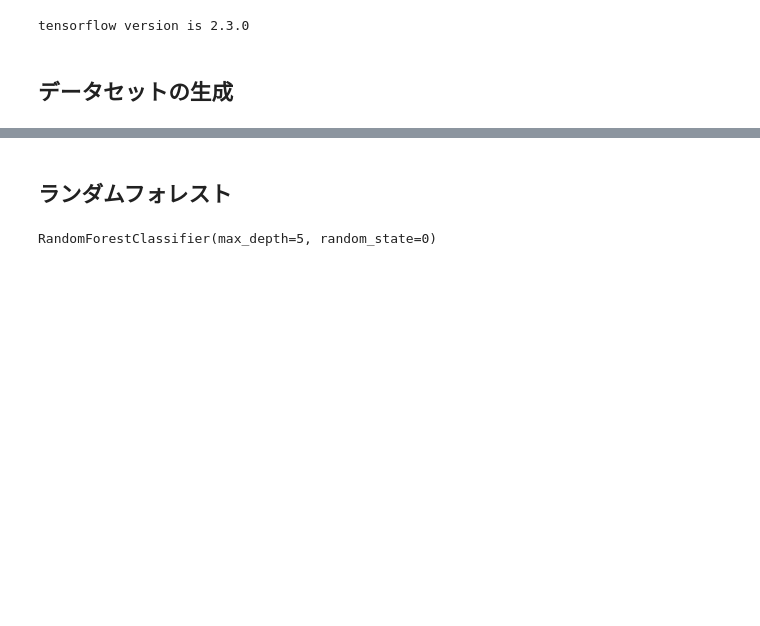
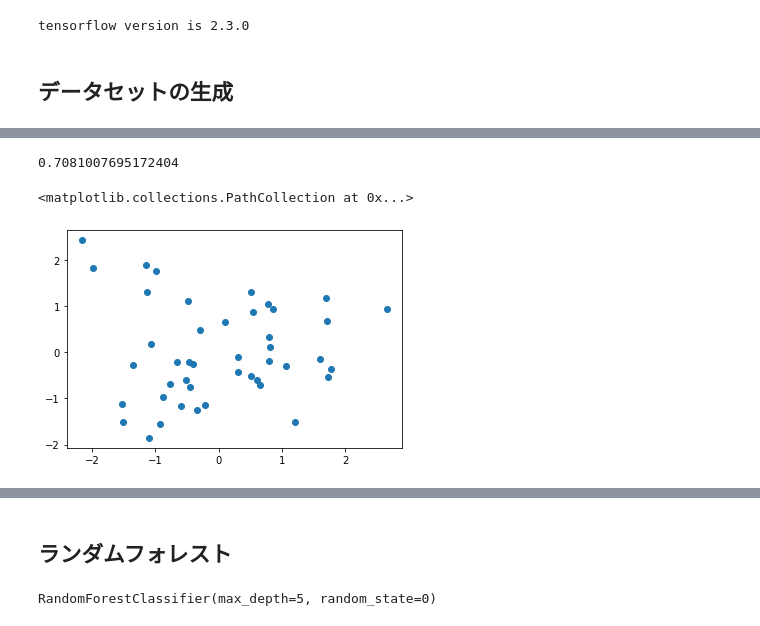
Before and after one commit to rrrrind/hangout-manager, a Jupyter notebook: workspace/recommendation.ipynb, the cells around one changed output, grey strips where cells are left out. Saved outputs shown, nothing was run; the diff lists cells and outputs as text; code cells hidden in the pictures; blank space fills up the shorter version.

```diff
--- a/workspace/recommendation.ipynb
+++ b/workspace/recommendation.ipynb
@@ -168,0 +107,14 @@ print(y_train_w[raw,:])
+# %%
+X = dg.df_human_info
+X = scale(X, axis=0)
+pca = PCA(n_components=3)
+pca.fit(X)
+x_pca = pca.transform(X)
+sum(pca.explained_variance_ratio_)
+# %% [output]
+0.7081007695172404
+# %%
+plt.scatter(x_pca[:,1],x_pca[:,2])
+# %% [output]
+<matplotlib.collections.PathCollection at 0x...>
+[figure, added]
```
Also changed, not shown: parts of 45 cells of this notebook.
